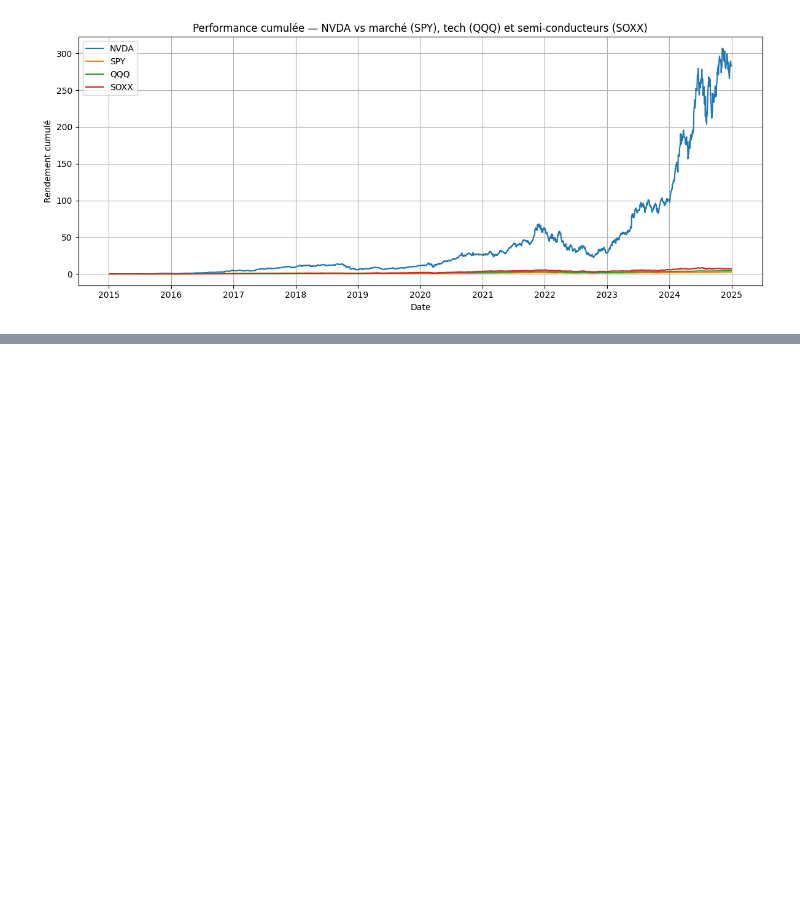
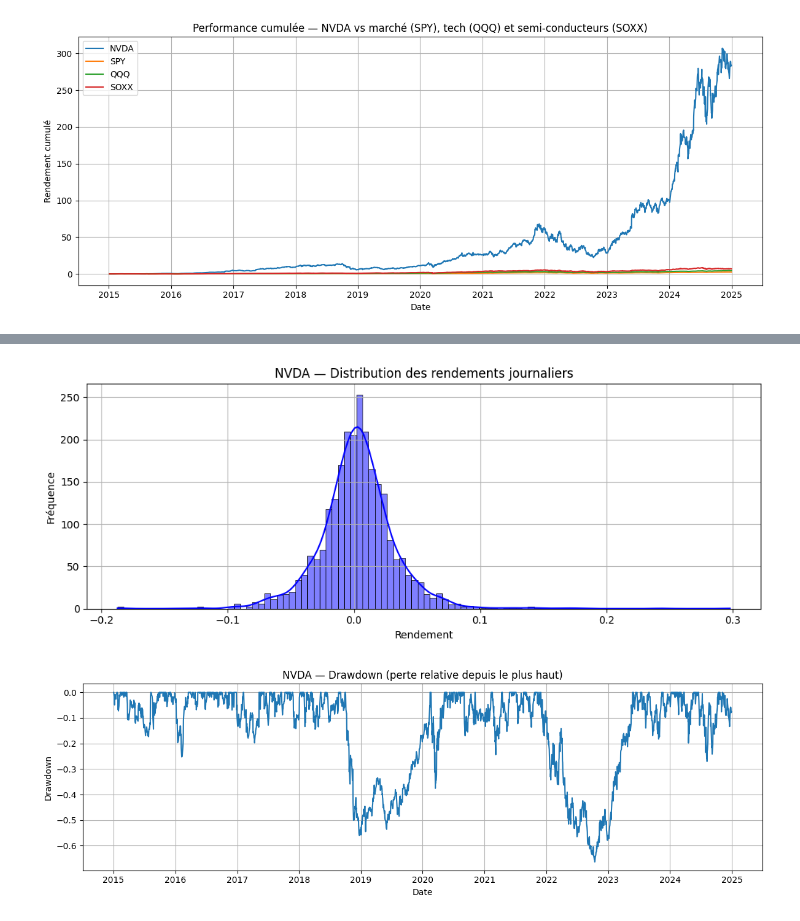
Before and after one commit to JoelKt29/Python-pour-la-data, a Jupyter notebook: Final copy.ipynb, the cells around one changed output, grey strips where cells are left out. Drawn from its saved outputs; the diff is of its cells as text; code cells hidden in the pictures; blank space fills up the shorter version.

```diff
--- a/Final copy.ipynb
+++ b/Final copy.ipynb
@@ -655,0 +654,28 @@ Dans l’ensemble, les modèles d’ensemble (Random Forest et XGBoost) surpasse
+# %%
+# Histogramme des rendements
+df_r = nvda_data.dropna(subset=["ret_NVDA"]).copy()
+
+plt.figure(figsize=(10, 4))
+#avec seaborn c'est plus joli que plt
+sns.histplot(df_r['ret_NVDA'], bins=100, kde=True, color='blue')
+plt.title("NVDA — Distribution des rendements journaliers")
+plt.xlabel("Rendement")
+plt.ylabel("Fréquence")
+plt.tight_layout()
+plt.grid()
+plt.show()
+
+# Drawdown
+df_dd = nvda_data.dropna(subset=["drawdown_NVDA"]).copy()
+
+plt.figure(figsize=(12, 4))
+plt.plot(df_dd["Date"], df_dd["drawdown_NVDA"])
+plt.title("NVDA — Drawdown (perte relative depuis le plus haut)")
+plt.xlabel("Date")
+plt.ylabel("Drawdown")
+plt.tight_layout()
+plt.grid()
+plt.show()
+# %% [output]
+[figure, added]
+[figure, added]
```
Also changed, not shown: parts of 29 cells of this notebook.
